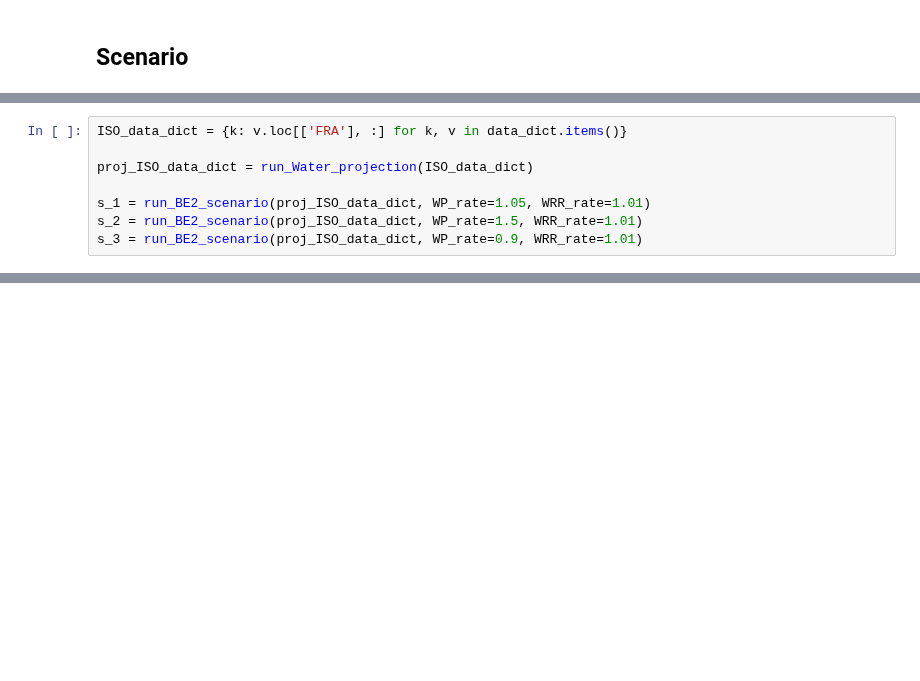
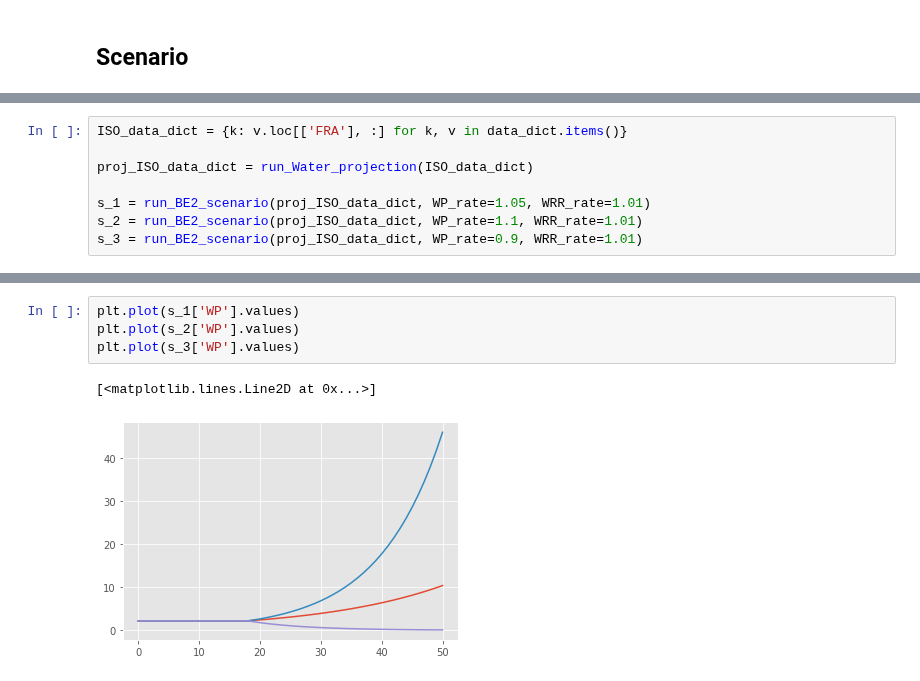
Before and after one commit to simonzabrocki/GraphModels, a Jupyter notebook: notebooks/watermodel_scenario_development.ipynb, the cells around one changed output, grey strips where cells are left out. Drawn from its saved outputs; the diff is of its cells as text; blank space fills up the shorter version.

```diff
--- a/notebooks/watermodel_scenario_development.ipynb
+++ b/notebooks/watermodel_scenario_development.ipynb
@@ -315,7 +305,7 @@ ISO_data_dict = {k: v.loc[['FRA'], :] for k, v in data_dict.items()}
 proj_ISO_data_dict = run_Water_projection(ISO_data_dict)
 
 s_1 = run_BE2_scenario(proj_ISO_data_dict, WP_rate=1.05, WRR_rate=1.01)
-s_2 = run_BE2_scenario(proj_ISO_data_dict, WP_rate=1.5, WRR_rate=1.01)
+s_2 = run_BE2_scenario(proj_ISO_data_dict, WP_rate=1.1, WRR_rate=1.01)
 s_3 = run_BE2_scenario(proj_ISO_data_dict, WP_rate=0.9, WRR_rate=1.01)
 # %%
 plt.plot(s_1['EW1'].values)
@@ -326,0 +317,7 @@ plt.plot(s_3['EW1'].values)
+# %%
+plt.plot(s_1['WP'].values)
+plt.plot(s_2['WP'].values)
+plt.plot(s_3['WP'].values)
+# %% [output]
+[<matplotlib.lines.Line2D at 0x...>]
+[figure, added]
```
Also changed, not shown: parts of 8 cells of this notebook, 23 other files.
